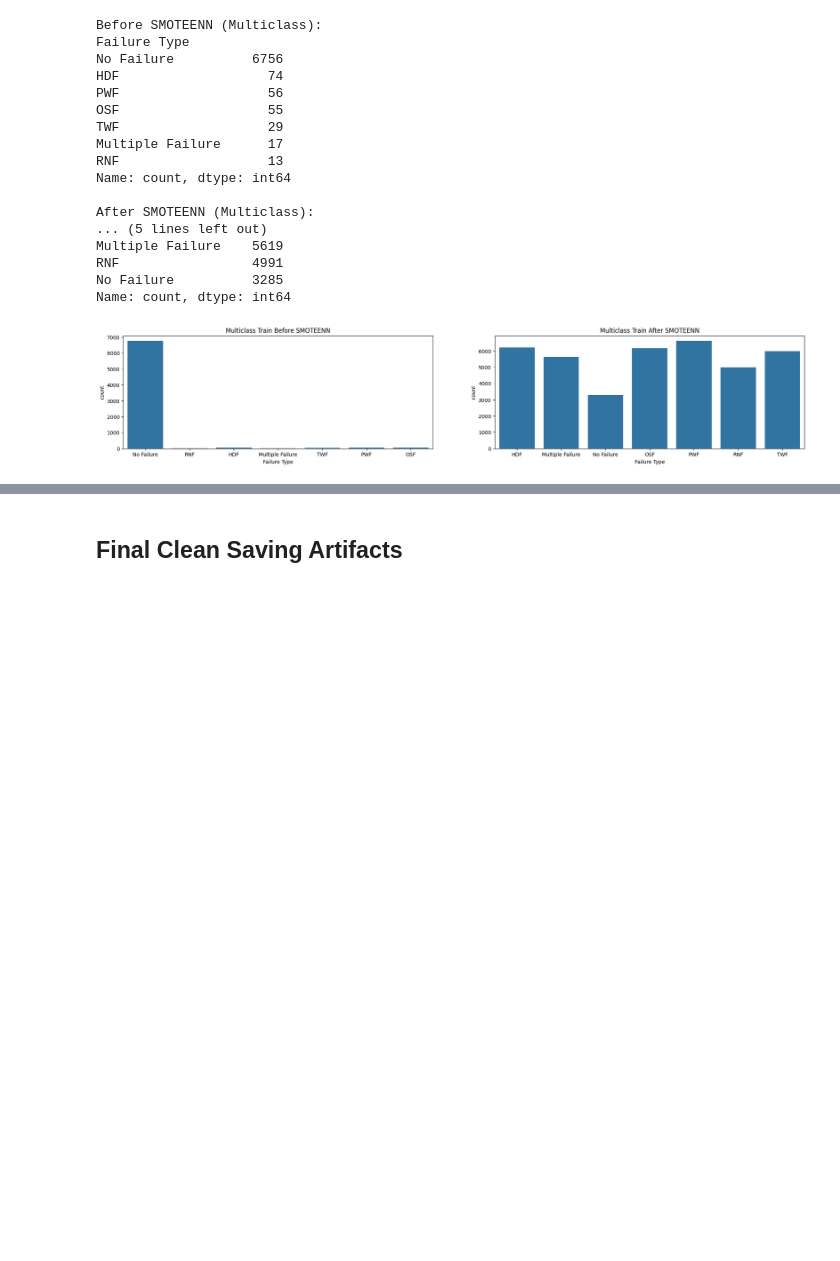
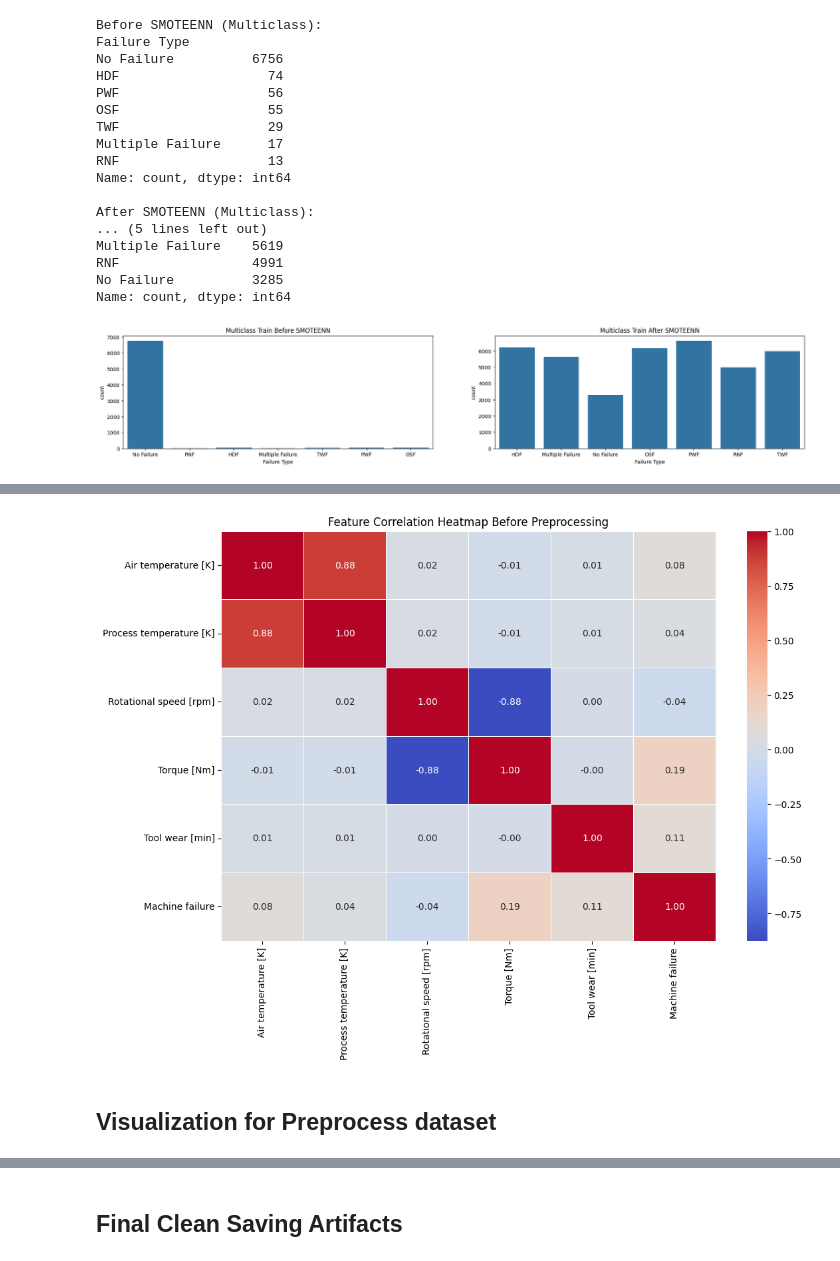
Before and after one commit to LaMinMaung193/AI-Assisted-Predictive-Maintenance, a Jupyter notebook: notebooks/02_preprocessing_feature_engineering.ipynb, the cells around one changed output, grey strips where cells are left out. Cells and saved outputs as stored; diff of their text form; code cells hidden in the pictures; blank space fills up the shorter version.

```diff
--- a/notebooks/02_preprocessing_feature_engineering.ipynb
+++ b/notebooks/02_preprocessing_feature_engineering.ipynb
@@ -138,4 +136,0 @@ That would be data leakage.
-# %%
-df = create_engineered_features(df)
-
-df.head()
@@ -383,0 +446,19 @@ plt.show()
+# %%
+plt.figure(figsize=(12,8))
+
+corr = df.corr(numeric_only=True)
+
+sns.heatmap(
+    corr,
+    annot=True,
+    cmap="coolwarm",
+    fmt=".2f",
+    linewidths=0.5
+)
+
+plt.title("Feature Correlation Heatmap Before Preprocessing")
+plt.show()
+# %% [output]
+[figure, added]
+# %% [markdown]
+## Visualization for Preprocess dataset
```
Also changed, not shown: parts of 25 cells of this notebook, 4 other files.
